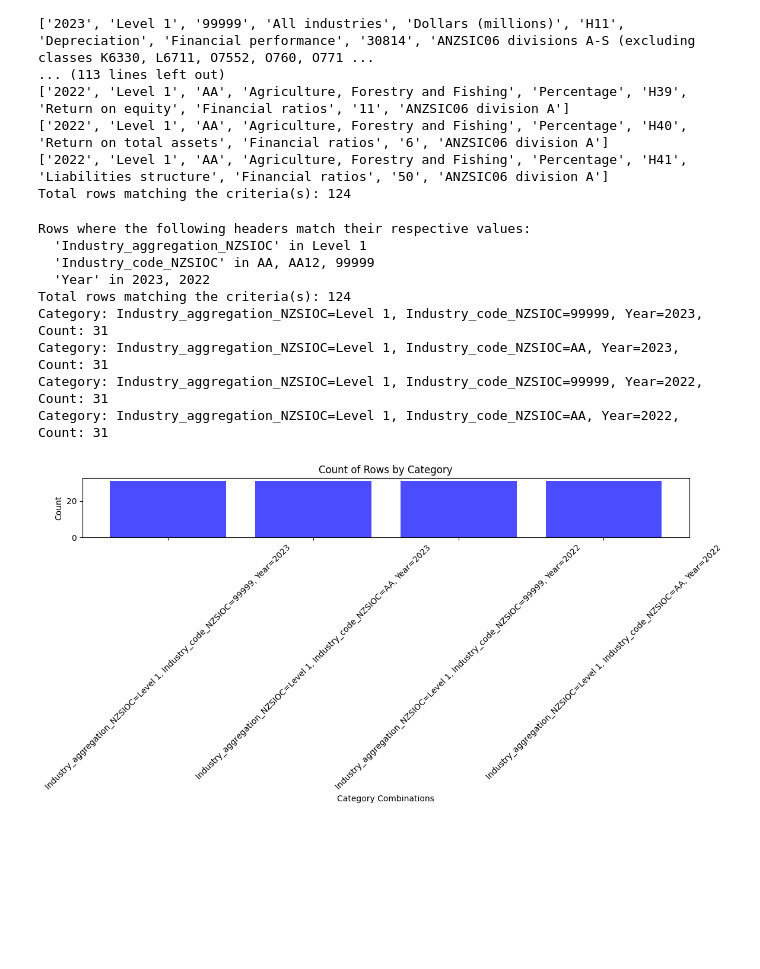
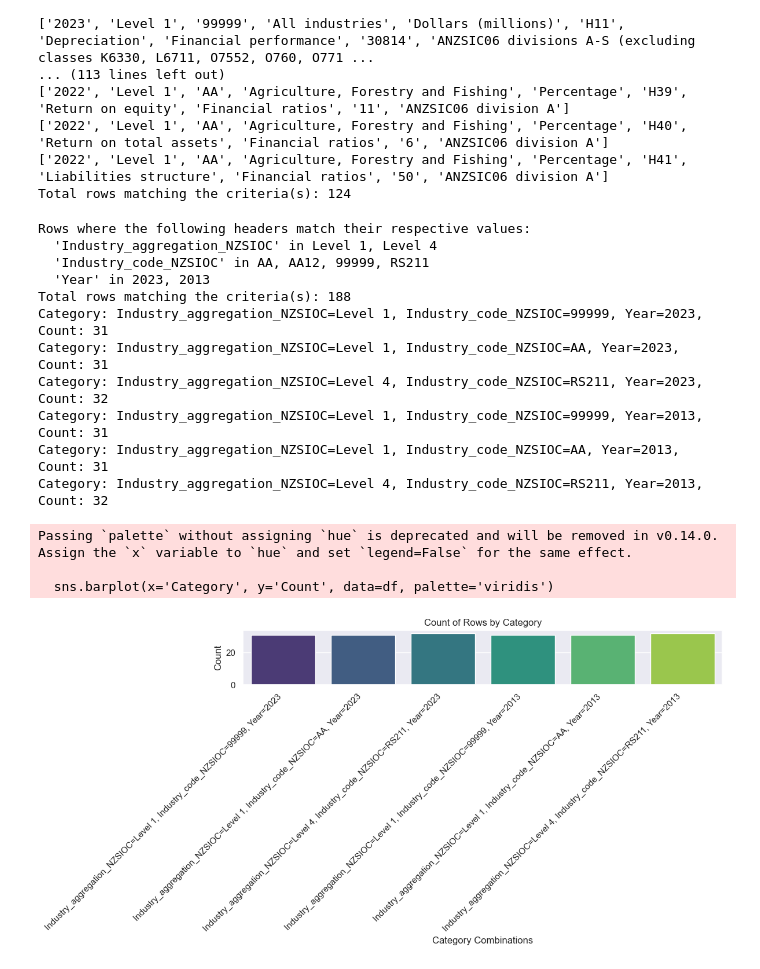
Before and after one commit to tayponghee/sampleCSVReader, a Jupyter notebook: readcsv.ipynb, the cells around one changed output. Saved outputs shown, nothing was run; the diff lists cells and outputs as text; code cells hidden in the pictures; blank space fills up the shorter version.

Commit message:
Add Seaborn dependency

```diff
--- a/readcsv.ipynb
+++ b/readcsv.ipynb
@@ -69,6 +69,8 @@ Rows where the following headers match their respective values:
 Total rows matching the criteria(s): 124
 # %%
 import csv
+import pandas as pd
+import seaborn as sns
 import matplotlib.pyplot as plt
 from itertools import product
 from collections import defaultdict
@@ -122,49 +124,58 @@ def plot_category_counts(headers, matched_rows, filters):
     # Extract categories and counts for plotting
     categories = list(category_counts.keys())
     counts = list(category_counts.values())
 
     # Print the counts for debugging
     for category, count in zip(categories, counts):
         category_str = ', '.join(f"{key}={value}" for key, value in category)
         print(f"Category: {category_str}, Count: {count}")
 
-    # Plotting
-    fig, ax = plt.subplots(figsize=(12, 6))
-    x = range(len(categories))
-    ax.bar(x, counts, align='center', color='blue', alpha=0.7)
-    ax.set_xticks(x)
-    ax.set_xticklabels([', '.join(f"{key}={value}" for key, value in cat) for cat in categories], rotation=45)
-    ax.set_xlabel('Category Combinations')
-    ax.set_ylabel('Count')
-    ax.set_title('Count of Rows by Category')
+    # Convert to DataFrame for Seaborn
+    df = pd.DataFrame({
+        'Category': [', '.join(f"{key}={value}" for key, value in cat) for cat in categories],
+        'Count': counts
+    })
+
+    # Plotting using Seaborn
+    plt.figure(figsize=(12, 6))
+    sns.barplot(x='Category', y='Count', data=df, palette='viridis')
+    plt.xticks(rotation=45, ha='right')
+    plt.xlabel('Category Combinations')
+    plt.ylabel('Count')
+    plt.title('Count of Rows by Category')
     plt.tight_layout()
     plt.show()
 
 # Change the filters here
 csv_filename = 'annual-enterprise-survey-2023-financial-year-provisional.csv'
 filters = {
-    'Industry_aggregation_NZSIOC': ['Level 1'],
-    'Industry_code_NZSIOC': ['AA', 'AA12', '99999'],
-    'Year': ['2023', '2022'],
+    'Industry_aggregation_NZSIOC': ['Level 1', 'Level 4'],
+    'Industry_code_NZSIOC': ['AA', 'AA12', '99999', 'RS211'],
+    'Year': ['2023', '2013'],
 }
 
 print("Rows where the following headers match their respective values:")
 for header, values in filters.items():
     value_str = ', '.join(values) if isinstance(values, list) else values
     print(f"  '{header}' in {value_str}")
 
 headers, matched_rows = print_rows_with_headers(csv_filename, filters)
 
 # Plot counts for all permutations
 plot_category_counts(headers, matched_rows, filters)
 # %% [output]
 Rows where the following headers match their respective values:
-  'Industry_aggregation_NZSIOC' in Level 1
-  'Industry_code_NZSIOC' in AA, AA12, 99999
-  'Year' in 2023, 2022
-Total rows matching the criteria(s): 124
+  'Industry_aggregation_NZSIOC' in Level 1, Level 4
+  'Industry_code_NZSIOC' in AA, AA12, 99999, RS211
+  'Year' in 2023, 2013
+Total rows matching the criteria(s): 188
 Category: Industry_aggregation_NZSIOC=Level 1, Industry_code_NZSIOC=99999, Year=2023, Count: 31
 Category: Industry_aggregation_NZSIOC=Level 1, Industry_code_NZSIOC=AA, Year=2023, Count: 31
-Category: Industry_aggregation_NZSIOC=Level 1, Industry_code_NZSIOC=99999, Year=2022, Count: 31
-Category: Industry_aggregation_NZSIOC=Level 1, Industry_code_NZSIOC=AA, Year=2022, Count: 31
+Category: Industry_aggregation_NZSIOC=Level 4, Industry_code_NZSIOC=RS211, Year=2023, Count: 32
+Category: Industry_aggregation_NZSIOC=Level 1, Industry_code_NZSIOC=99999, Year=2013, Count: 31
+Category: Industry_aggregation_NZSIOC=Level 1, Industry_code_NZSIOC=AA, Year=2013, Count: 31
+Category: Industry_aggregation_NZSIOC=Level 4, Industry_code_NZSIOC=RS211, Year=2013, Count: 32
+Passing `palette` without assigning `hue` is deprecated and will be removed in v0.14.0. Assign the `x` variable to `hue` and set `legend=False` for the same effect.
+
+  sns.barplot(x='Category', y='Count', data=df, palette='viridis')
-[figure, old version]
+[figure, new version]
```
Also changed, not shown: parts of 1 cell of this notebook.
